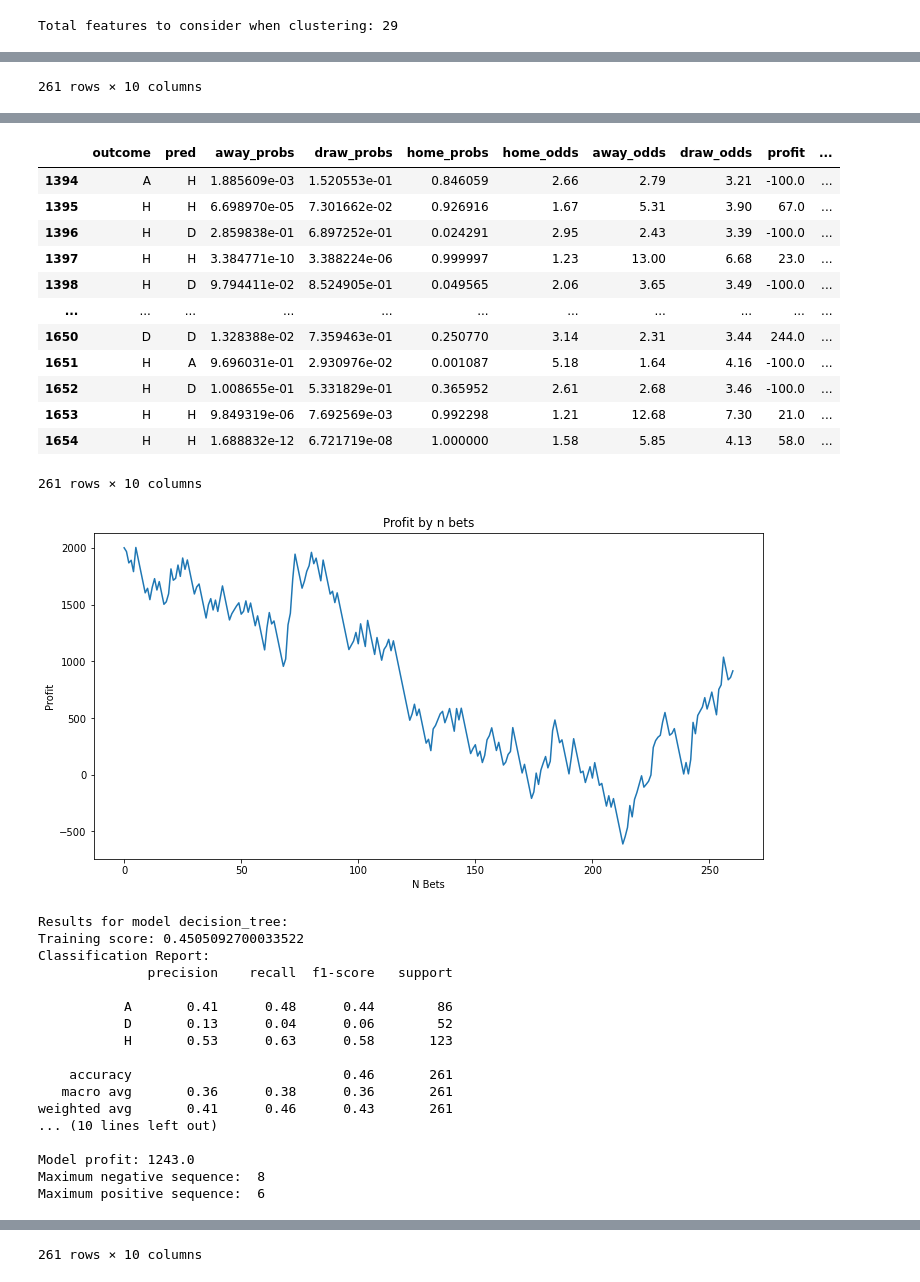
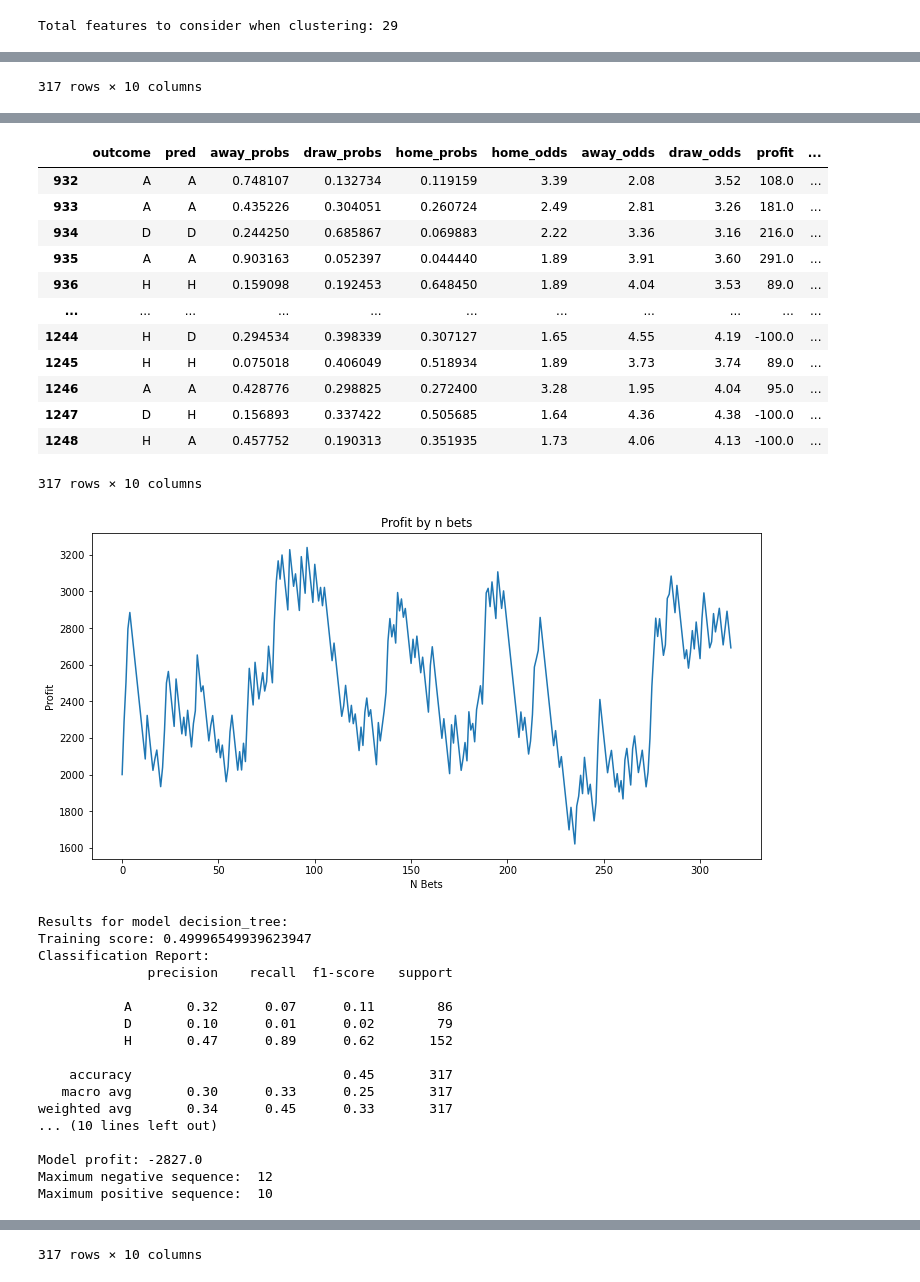
Before and after one commit to caiomelo22/football-predictor, a Jupyter notebook: predictor_v2.ipynb, the cells around one changed output, grey strips where cells are left out. Saved outputs shown, nothing was run; the diff lists cells and outputs as text; code cells hidden in the pictures.

```diff
--- a/predictor_v2.ipynb
+++ b/predictor_v2.ipynb
@@ -8,8 +8,8 @@ print("Setup Complete")
 Setup Complete
 # %%
 run_random_search = False
-league = 'premier-league'
-seasons = '2017-2023'
+league = 'mls'
+seasons = '2018-2024'
 season_test = 2022
 # %%
 # Read the data
@@ -117,8 +117,12 @@ hf.plot_mi_scores(third_mi_scores[third_mi_scores > min_mi_score])
 # %%
 import json
+import pandas as pd
 from joblib import load
 from sklearn.ensemble import VotingClassifier
 import pickle
+
+def won_bet(row):
+    return 1 if row['profit'] > 0 else 0
 
 dir_path = f"leagues_v2/{league}/best_models/{season_test}"
 models_path = f"{dir_path}/best_models.json"
@@ -135,6 +139,7 @@ for model in models:
         with open(model_path, 'rb') as file:
             loaded_model = pickle.load(file)
     models_dict[model]['estimator'] = loaded_model
+    score = models_dict[model]['score']
     voting_classifier_estimators.append((model, models_dict[model]['estimator']))
 
 models_dict['voting_classifier'] = {'estimator': VotingClassifier(estimators=voting_classifier_estimators, voting='soft')}
@@ -149,9 +154,11 @@ for model in models_dict.keys():
     test_results_df = hf.build_pred_df(my_pipeline, X_test, y_test, odds_test)
     display(test_results_df)
     hf.plot_betting_progress(test_results_df)
-    progress_data.append([test_results_df['profit'].sum(), score])
+    test_results_df['won'] = test_results_df.apply(lambda x: won_bet(x), axis=1)
+    total_won = test_results_df['won'].sum()
+    progress_data.append([test_results_df['profit'].sum(), score, total_won/len(test_results_df)])
 
-cols = ['profit', 'training_score']
+cols = ['profit', 'training_score', 'test_score']
 profit_df = pd.DataFrame(progress_data, columns=cols, index=models_dict.keys())
 # %% [output]
 Results for model logistic_regression:
@@ -186 +193 @@ Maximum positive sequence:  8
-261 rows × 10 columns
+317 rows × 10 columns
@@ -205,32 +212,32 @@ Maximum positive sequence:  9
 |  | outcome | pred | away_probs | draw_probs | home_probs | home_odds | away_odds | draw_odds | profit | ... |
-| 1394 | A | H | 1.885609e-03 | 1.520553e-01 | 0.846059 | 2.66 | 2.79 | 3.21 | -100.0 | ... |
-| 1395 | H | H | 6.698970e-05 | 7.301662e-02 | 0.926916 | 1.67 | 5.31 | 3.90 | 67.0 | ... |
-| 1396 | H | D | 2.859838e-01 | 6.897252e-01 | 0.024291 | 2.95 | 2.43 | 3.39 | -100.0 | ... |
-| 1397 | H | H | 3.384771e-10 | 3.388224e-06 | 0.999997 | 1.23 | 13.00 | 6.68 | 23.0 | ... |
-| 1398 | H | D | 9.794411e-02 | 8.524905e-01 | 0.049565 | 2.06 | 3.65 | 3.49 | -100.0 | ... |
+| 932 | A | A | 0.748107 | 0.132734 | 0.119159 | 3.39 | 2.08 | 3.52 | 108.0 | ... |
+| 933 | A | A | 0.435226 | 0.304051 | 0.260724 | 2.49 | 2.81 | 3.26 | 181.0 | ... |
+| 934 | D | D | 0.244250 | 0.685867 | 0.069883 | 2.22 | 3.36 | 3.16 | 216.0 | ... |
+| 935 | A | A | 0.903163 | 0.052397 | 0.044440 | 1.89 | 3.91 | 3.60 | 291.0 | ... |
+| 936 | H | H | 0.159098 | 0.192453 | 0.648450 | 1.89 | 4.04 | 3.53 | 89.0 | ... |
 | ... | ... | ... | ... | ... | ... | ... | ... | ... | ... | ... |
-| 1650 | D | D | 1.328388e-02 | 7.359463e-01 | 0.250770 | 3.14 | 2.31 | 3.44 | 244.0 | ... |
-| 1651 | H | A | 9.696031e-01 | 2.930976e-02 | 0.001087 | 5.18 | 1.64 | 4.16 | -100.0 | ... |
-| 1652 | H | D | 1.008655e-01 | 5.331829e-01 | 0.365952 | 2.61 | 2.68 | 3.46 | -100.0 | ... |
-| 1653 | H | H | 9.849319e-06 | 7.692569e-03 | 0.992298 | 1.21 | 12.68 | 7.30 | 21.0 | ... |
-| 1654 | H | H | 1.688832e-12 | 6.721719e-08 | 1.000000 | 1.58 | 5.85 | 4.13 | 58.0 | ... |
+| 1244 | H | D | 0.294534 | 0.398339 | 0.307127 | 1.65 | 4.55 | 4.19 | -100.0 | ... |
+| 1245 | H | H | 0.075018 | 0.406049 | 0.518934 | 1.89 | 3.73 | 3.74 | 89.0 | ... |
+| 1246 | A | A | 0.428776 | 0.298825 | 0.272400 | 3.28 | 1.95 | 4.04 | 95.0 | ... |
+| 1247 | D | H | 0.156893 | 0.337422 | 0.505685 | 1.64 | 4.36 | 4.38 | -100.0 | ... |
+| 1248 | H | A | 0.457752 | 0.190313 | 0.351935 | 1.73 | 4.06 | 4.13 | -100.0 | ... |
-261 rows × 10 columns
+317 rows × 10 columns
-[figure, old version]
+[figure, new version]
 Results for model decision_tree:
-Training score: 0.4505092700033522
+Training score: 0.49996549939623947
 Classification Report:
               precision    recall  f1-score   support
 
-           A       0.41      0.48      0.44        86
-           D       0.13      0.04      0.06        52
-           H       0.53      0.63      0.58       123
+           A       0.32      0.07      0.11        86
+           D       0.10      0.01      0.02        79
+           H       0.47      0.89      0.62       152
 
-    accuracy                           0.46       261
-   macro avg       0.36      0.38      0.36       261
-weighted avg       0.41      0.46      0.43       261
+    accuracy                           0.45       317
+   macro avg       0.30      0.33      0.25       317
+weighted avg       0.34      0.45      0.33       317
 ... (10 lines left out)
 
-Model profit: 1243.0
-Maximum negative sequence:  8
-Maximum positive sequence:  6
+Model profit: -2827.0
+Maximum negative sequence:  12
+Maximum positive sequence:  10
 |  | outcome | pred | away_probs | draw_probs | home_probs | home_odds | away_odds | draw_odds | profit | ... |
@@ -248 +255 @@ Maximum positive sequence:  6
-261 rows × 10 columns
+317 rows × 10 columns
```
Also changed, not shown: parts of 8 cells of this notebook, 2 other files.
